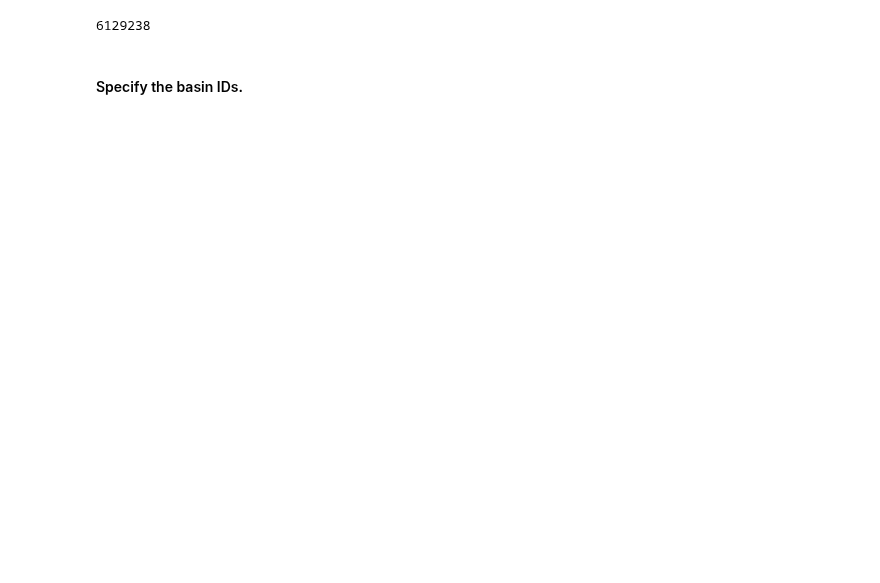
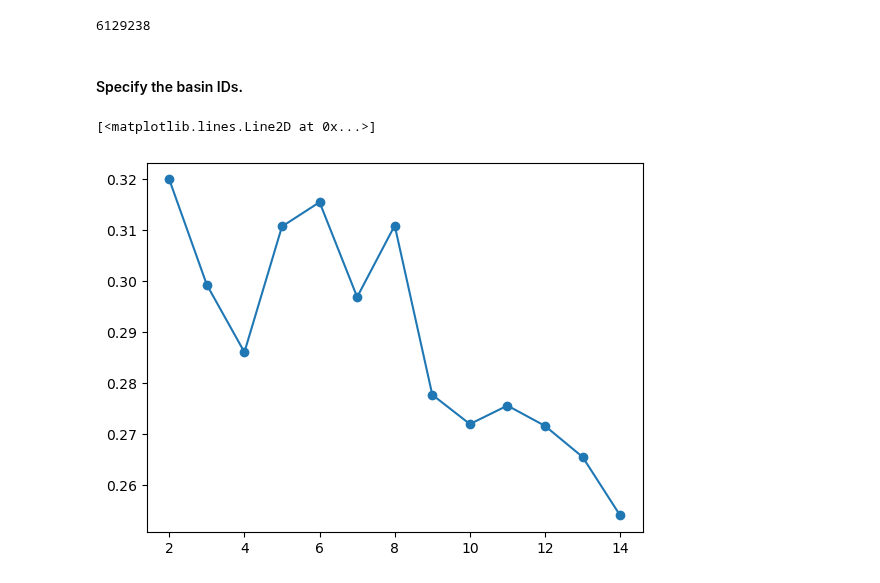
Before and after one commit to tripleUU-U/lamah-ce_lstm, a Jupyter notebook: eda/make_splits.ipynb, the cells around one changed output. Drawn from its saved outputs; the diff is of its cells as text; code cells hidden in the pictures; blank space fills up the shorter version.

```diff
--- a/eda/make_splits.ipynb
+++ b/eda/make_splits.ipynb
@@ -129 +130,13 @@ merged = numeric_df.join(numeric_hy_id,how="left").dropna()
+# %%
+
+s_scores = []
+
+for k in range(2,15):
+    labels = KMeans(k,random_state=42).fit_predict(pca_df)
+    s_scores.append(silhouette_score(pca_df,labels))
+
+plt.plot(range(2,15), s_scores, marker="o")
+# %% [output]
+[<matplotlib.lines.Line2D at 0x...>]
+[figure, added]
 # %%
```
Also changed, not shown: parts of 10 cells of this notebook.
